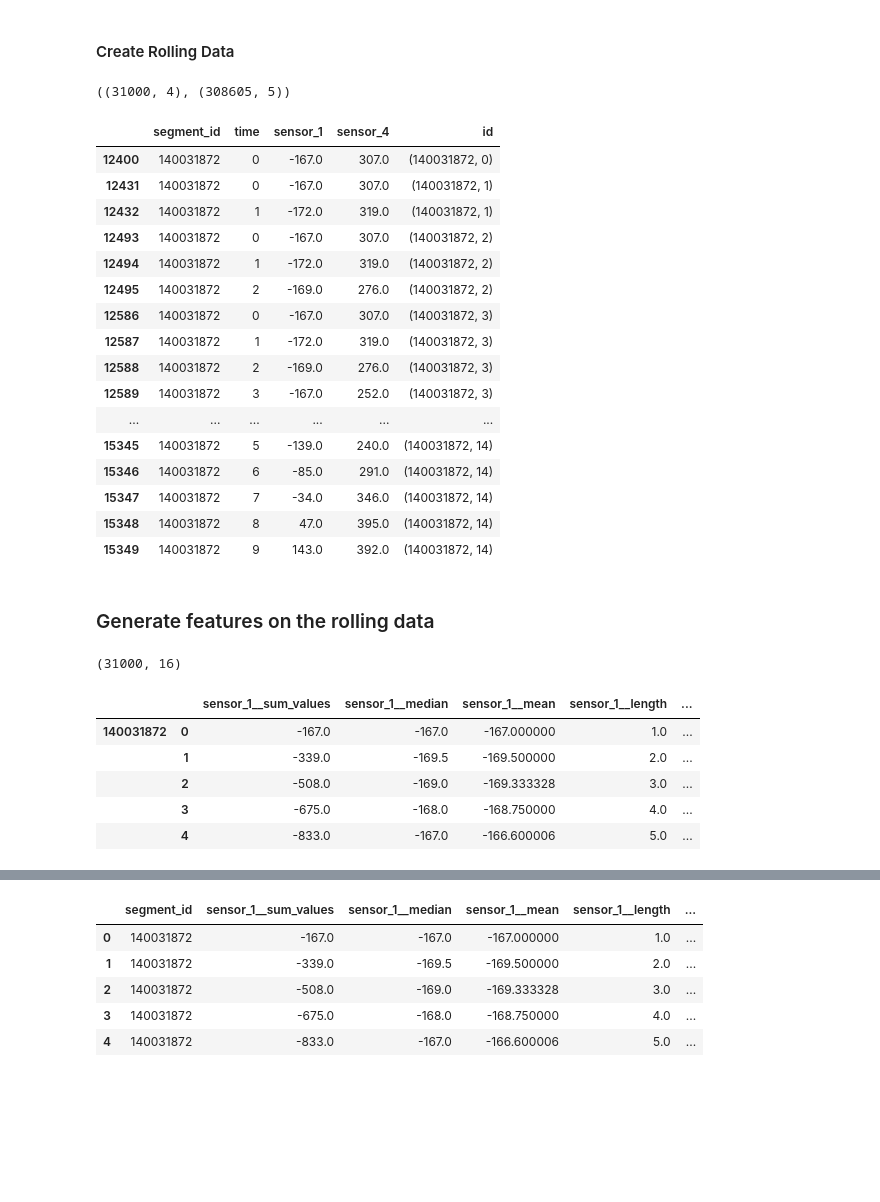
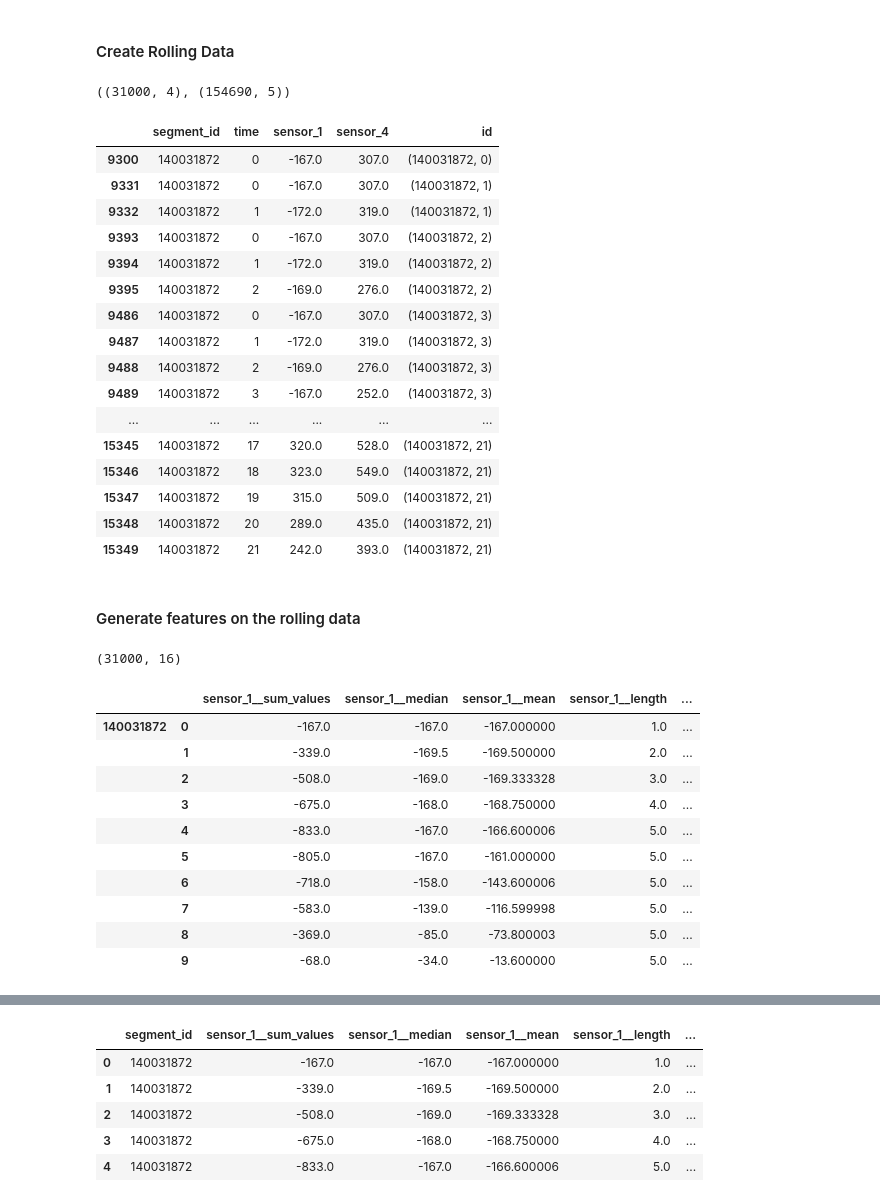
Before and after one commit to arnabbiswas1/feature_engineering_with_tsfresh_and_dask, a Jupyter notebook: notebooks/1_fe_with_tsfresh.ipynb, the cells around one changed output, grey strips where cells are left out. Drawn from its saved outputs; the diff is of its cells as text; code cells hidden in the pictures; blank space fills up the shorter version.

```diff
--- a/notebooks/1_fe_with_tsfresh.ipynb
+++ b/notebooks/1_fe_with_tsfresh.ipynb
@@ -249,38 +393,38 @@ df.head()
 # %%
 from tsfresh.utilities.dataframe_functions import roll_time_series
 df_rolled = roll_time_series(df,
-                             max_timeshift=9,
+                             max_timeshift=4,
                              column_id="segment_id",
                              column_sort="time",
                              n_jobs=10)
 # %%
 df.shape, df_rolled.shape
 # %% [output]
-((31000, 4), (308605, 5))
+((31000, 4), (154690, 5))
 # %%
 df_rolled.head(100)
 # %% [output]
 |  | segment_id | time | sensor_1 | sensor_4 | id |
-| 12400 | 140031872 | 0 | -167.0 | 307.0 | (140031872, 0) |
-| 12431 | 140031872 | 0 | -167.0 | 307.0 | (140031872, 1) |
-| 12432 | 140031872 | 1 | -172.0 | 319.0 | (140031872, 1) |
-| 12493 | 140031872 | 0 | -167.0 | 307.0 | (140031872, 2) |
-| 12494 | 140031872 | 1 | -172.0 | 319.0 | (140031872, 2) |
-| 12495 | 140031872 | 2 | -169.0 | 276.0 | (140031872, 2) |
-| 12586 | 140031872 | 0 | -167.0 | 307.0 | (140031872, 3) |
-| 12587 | 140031872 | 1 | -172.0 | 319.0 | (140031872, 3) |
-| 12588 | 140031872 | 2 | -169.0 | 276.0 | (140031872, 3) |
-| 12589 | 140031872 | 3 | -167.0 | 252.0 | (140031872, 3) |
+| 9300 | 140031872 | 0 | -167.0 | 307.0 | (140031872, 0) |
+| 9331 | 140031872 | 0 | -167.0 | 307.0 | (140031872, 1) |
+| 9332 | 140031872 | 1 | -172.0 | 319.0 | (140031872, 1) |
+| 9393 | 140031872 | 0 | -167.0 | 307.0 | (140031872, 2) |
+| 9394 | 140031872 | 1 | -172.0 | 319.0 | (140031872, 2) |
+| 9395 | 140031872 | 2 | -169.0 | 276.0 | (140031872, 2) |
+| 9486 | 140031872 | 0 | -167.0 | 307.0 | (140031872, 3) |
+| 9487 | 140031872 | 1 | -172.0 | 319.0 | (140031872, 3) |
+| 9488 | 140031872 | 2 | -169.0 | 276.0 | (140031872, 3) |
+| 9489 | 140031872 | 3 | -167.0 | 252.0 | (140031872, 3) |
 | ... | ... | ... | ... | ... | ... |
-| 15345 | 140031872 | 5 | -139.0 | 240.0 | (140031872, 14) |
-| 15346 | 140031872 | 6 | -85.0 | 291.0 | (140031872, 14) |
-| 15347 | 140031872 | 7 | -34.0 | 346.0 | (140031872, 14) |
-| 15348 | 140031872 | 8 | 47.0 | 395.0 | (140031872, 14) |
-| 15349 | 140031872 | 9 | 143.0 | 392.0 | (140031872, 14) |
+| 15345 | 140031872 | 17 | 320.0 | 528.0 | (140031872, 21) |
+| 15346 | 140031872 | 18 | 323.0 | 549.0 | (140031872, 21) |
+| 15347 | 140031872 | 19 | 315.0 | 509.0 | (140031872, 21) |
+| 15348 | 140031872 | 20 | 289.0 | 435.0 | (140031872, 21) |
+| 15349 | 140031872 | 21 | 242.0 | 393.0 | (140031872, 21) |
 # %%
 df_rolled = df_rolled.drop("segment_id", axis="columns")
 # %% [markdown]
-### Generate features on the rolling data
+#### Generate features on the rolling data
 # %%
 from tsfresh import extract_features
 from tsfresh.feature_extraction.settings import MinimalFCParameters
@@ -299,14 +443,19 @@ extracted_rolling_features_df.shape
 # %% [output]
 (31000, 16)
 # %%
-extracted_rolling_features_df.head()
+extracted_rolling_features_df.head(10)
 # %% [output]
 |  |  | sensor_1__sum_values | sensor_1__median | sensor_1__mean | sensor_1__length | ... |
 | 140031872 | 0 | -167.0 | -167.0 | -167.000000 | 1.0 | ... |
 |  | 1 | -339.0 | -169.5 | -169.500000 | 2.0 | ... |
 |  | 2 | -508.0 | -169.0 | -169.333328 | 3.0 | ... |
 |  | 3 | -675.0 | -168.0 | -168.750000 | 4.0 | ... |
 |  | 4 | -833.0 | -167.0 | -166.600006 | 5.0 | ... |
+|  | 5 | -805.0 | -167.0 | -161.000000 | 5.0 | ... |
+|  | 6 | -718.0 | -158.0 | -143.600006 | 5.0 | ... |
+|  | 7 | -583.0 | -139.0 | -116.599998 | 5.0 | ... |
+|  | 8 | -369.0 | -85.0 | -73.800003 | 5.0 | ... |
+|  | 9 | -68.0 | -34.0 | -13.600000 | 5.0 | ... |
 # %%
 extracted_rolling_features_df = extracted_rolling_features_df.droplevel(1, axis=0).rename_axis(["segment_id"]).reset_index()
 # %%
```
Also changed, not shown: parts of 44 cells of this notebook, 3 other files.
